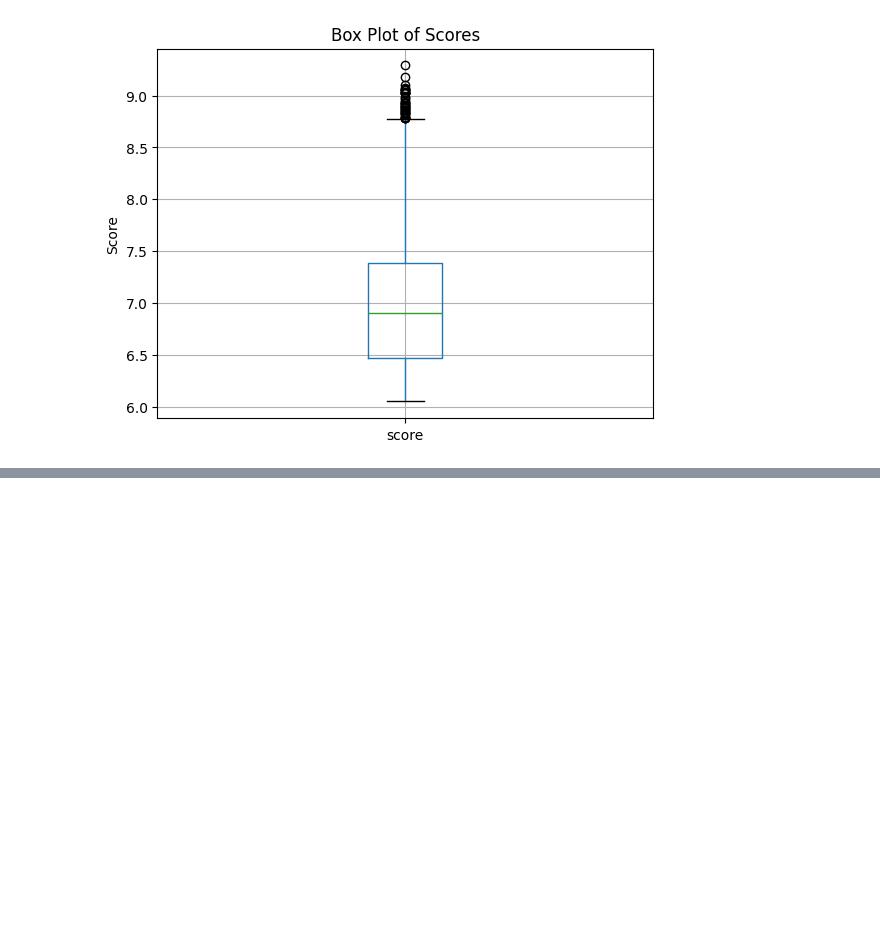
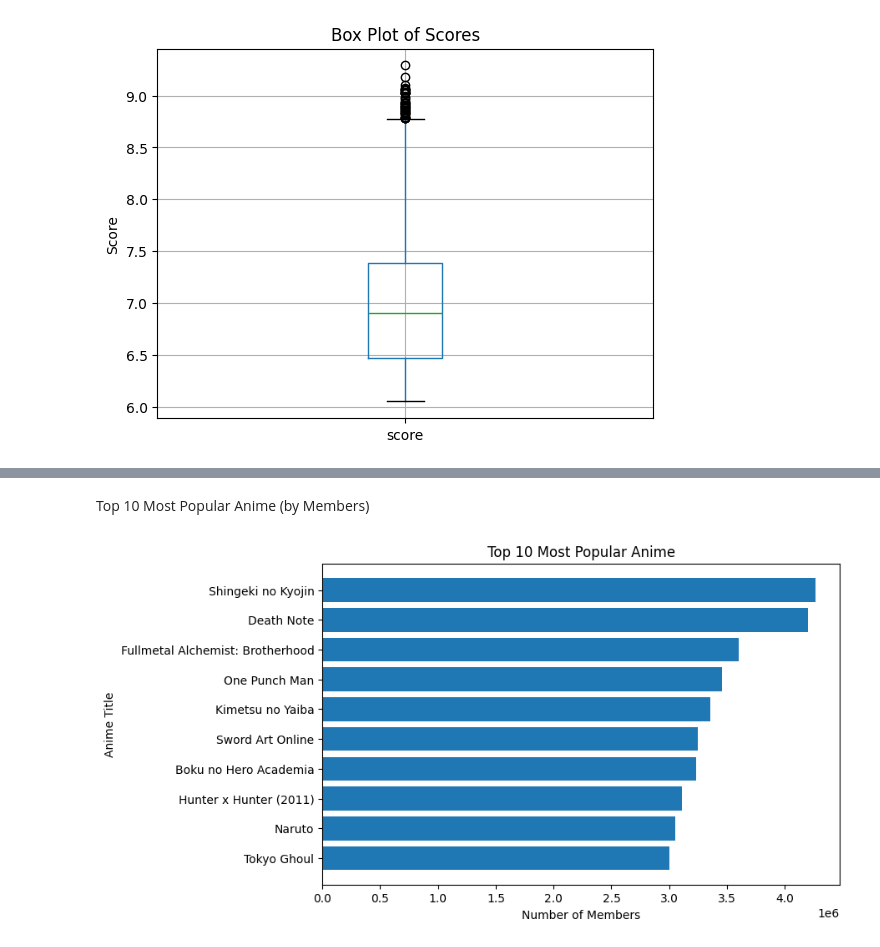
Before and after one commit to riasad30/Programming_In_Python_Final, a Jupyter notebook: python_final_Project.ipynb, the cells around one changed output, grey strips where cells are left out. Cells and saved outputs as stored; diff of their text form; code cells hidden in the pictures; blank space fills up the shorter version.

```diff
--- a/python_final_Project.ipynb
+++ b/python_final_Project.ipynb
@@ -451,0 +481,16 @@ plt.show()
+# %% [markdown]
+Top 10 Most Popular Anime (by Members)
+# %%
+top_popular = df.sort_values(by='members', ascending=False).head(10)
+
+plt.figure(figsize=(8,5))
+plt.barh(top_popular['title'], top_popular['members'])
+
+plt.title("Top 10 Most Popular Anime")
+plt.xlabel("Number of Members")
+plt.ylabel("Anime Title")
+
+plt.gca().invert_yaxis()
+plt.show()
+# %% [output]
+[figure, added]
```
Also changed, not shown: parts of 6 cells of this notebook.
